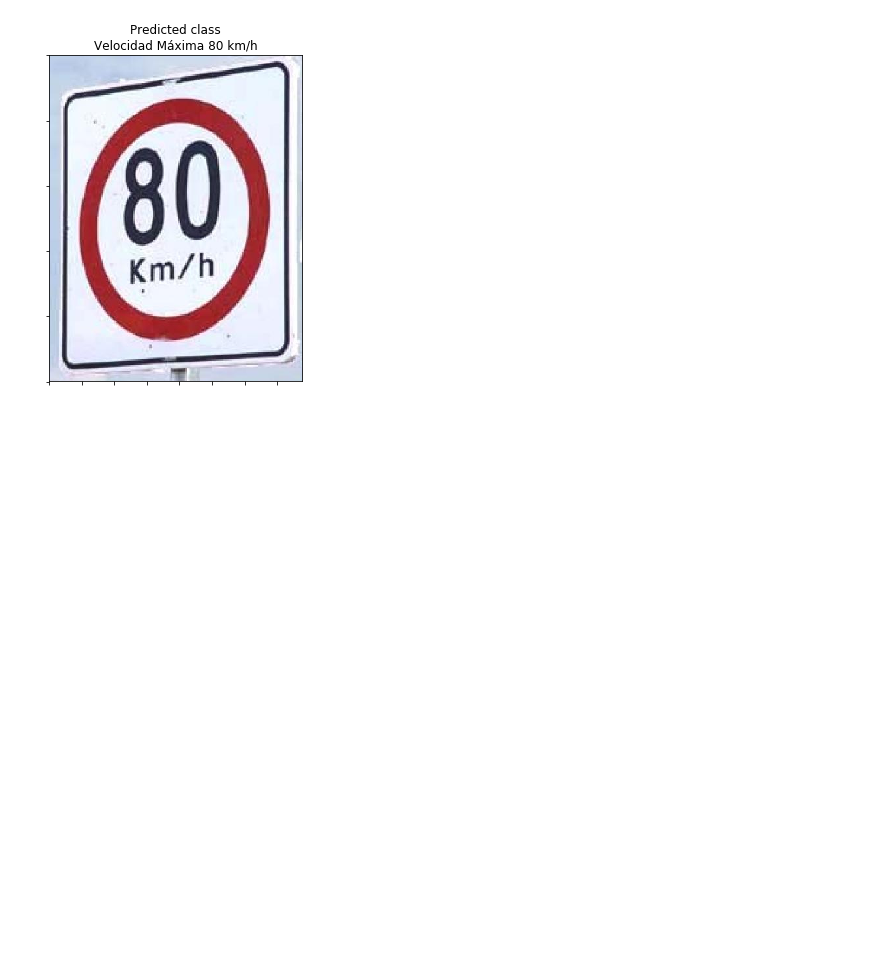
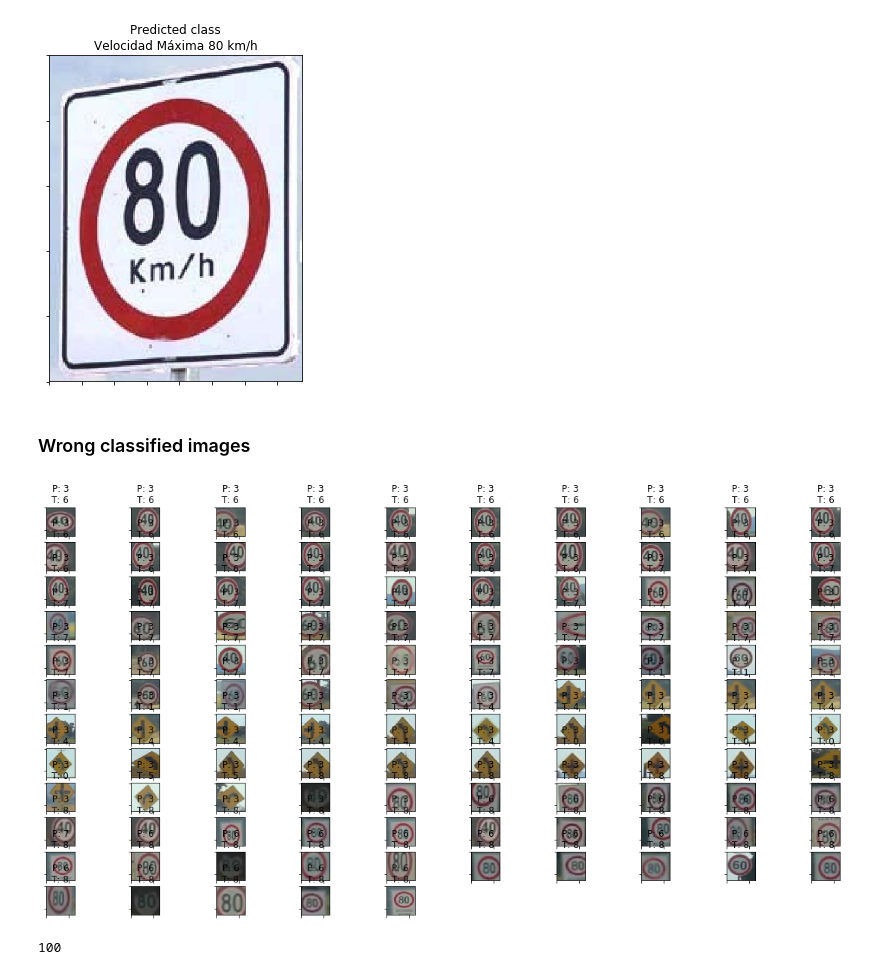
Before and after one commit to ariangilesgarcia/traffic-sign-classification, a Jupyter notebook: traffic-signs-classification-test-model.ipynb, the cells around one changed output. Cells and saved outputs as stored; diff of their text form; code cells hidden in the pictures; blank space fills up the shorter version.

```diff
--- a/traffic-signs-classification-test-model.ipynb
+++ b/traffic-signs-classification-test-model.ipynb
@@ -17,4 +17,4 @@ from matplotlib import pyplot as plt
 from models.cnn_models import *
 
 %matplotlib inline
-plt.rcParams['figure.figsize'] = (20, 6)
+plt.rcParams['figure.figsize'] = (20, 10)
@@ -172,6 +170,8 @@ print('Max. accuracy weights:', max_acc_weights)
 # %% [output]
 Max. accuracy: 0.974891774892
 Max. accuracy weights: checkpoints/model_3_custom/model_3_custom-weights-18-1.00.hdf5
+# %%
+max_acc_weights = 'checkpoints/model_3_custom/model_3_custom-weights-18-1.00.hdf5'
 # %% [markdown]
 ### Evaluate against 'best' weights
 # %%
@@ -250,3 +250,41 @@ plt.axes().set_xticklabels([])
 plt.show()
 # %% [output]
 [figure]
+# %% [markdown]
+### Wrong classified images
+# %%
+# Get indexes of images incorrectly classified
+predicted_classes = model.predict_classes(x_test, verbose=False)
+predicted_classes_categorical = keras.utils.to_categorical(predicted_classes, NUM_CLASSES)
+wrong_indexes = np.unique(np.where(predicted_classes_categorical != y_test)[0])
+# %%
+# Plot all incorrectly classified images with truth and predicted label
+import math
+
+fig = plt.figure()
+
+rows = 10
+cols = math.ceil((len(wrong_indexes) / rows))
+
+for index in range(len(wrong_indexes) - 1):
+    ax = fig.add_subplot(cols, rows, index + 1)
+
+    ax.imshow(x_test[wrong_indexes[index]])
+
+    predicted_class = predicted_classes[index]
+    # print('Predicted {}: {}'.format(predicted_class, classes[str(predicted_class)]))
+
+    truth_class = np.where(y_test[wrong_indexes[index]] == 1)[0][0]
+    # print('Truth {}: {}'.format(truth_class, classes[str(truth_class)]))
+
+    ax.set_title('P: ' + str(predicted_class) + '\nT: ' + str(truth_class))
+    ax.set_yticklabels([])
+    ax.set_xticklabels([])
+
+plt.show()
+# %% [output]
+[figure, added]
+# %%
+wrong_indexes[0]
+# %% [output]
+100
```
Also changed, not shown: parts of 6 cells of this notebook.
